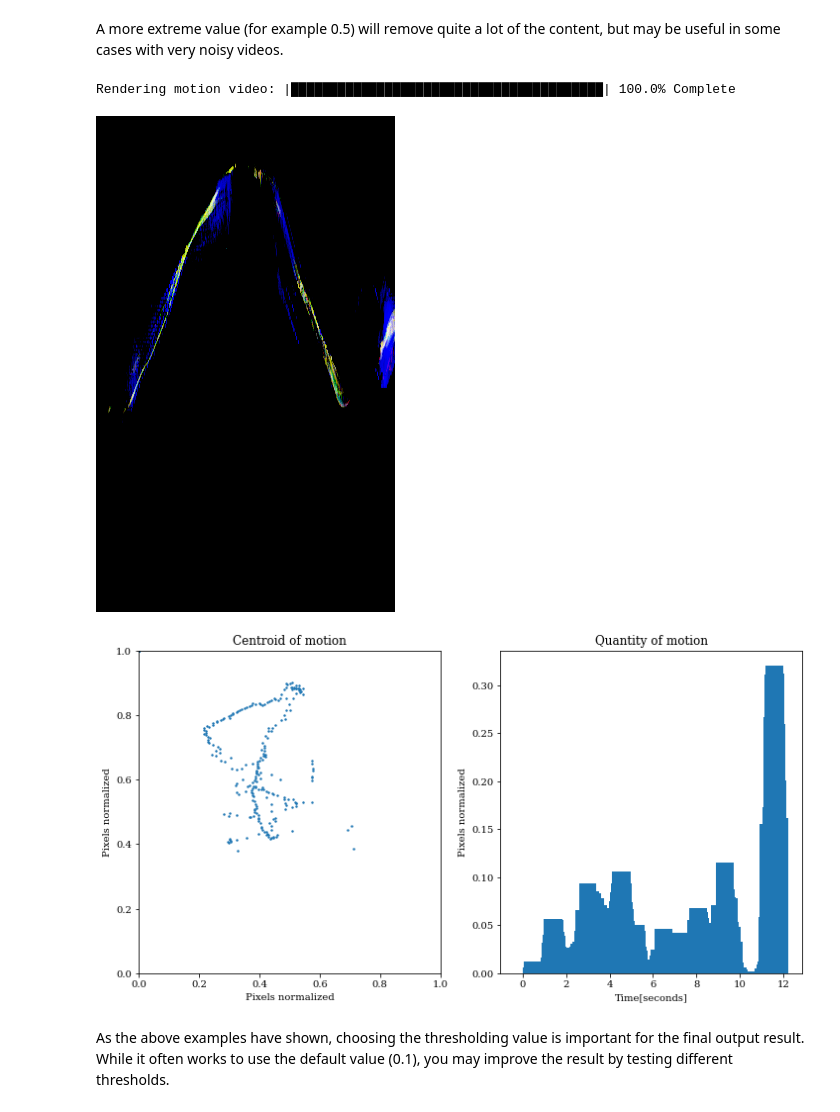
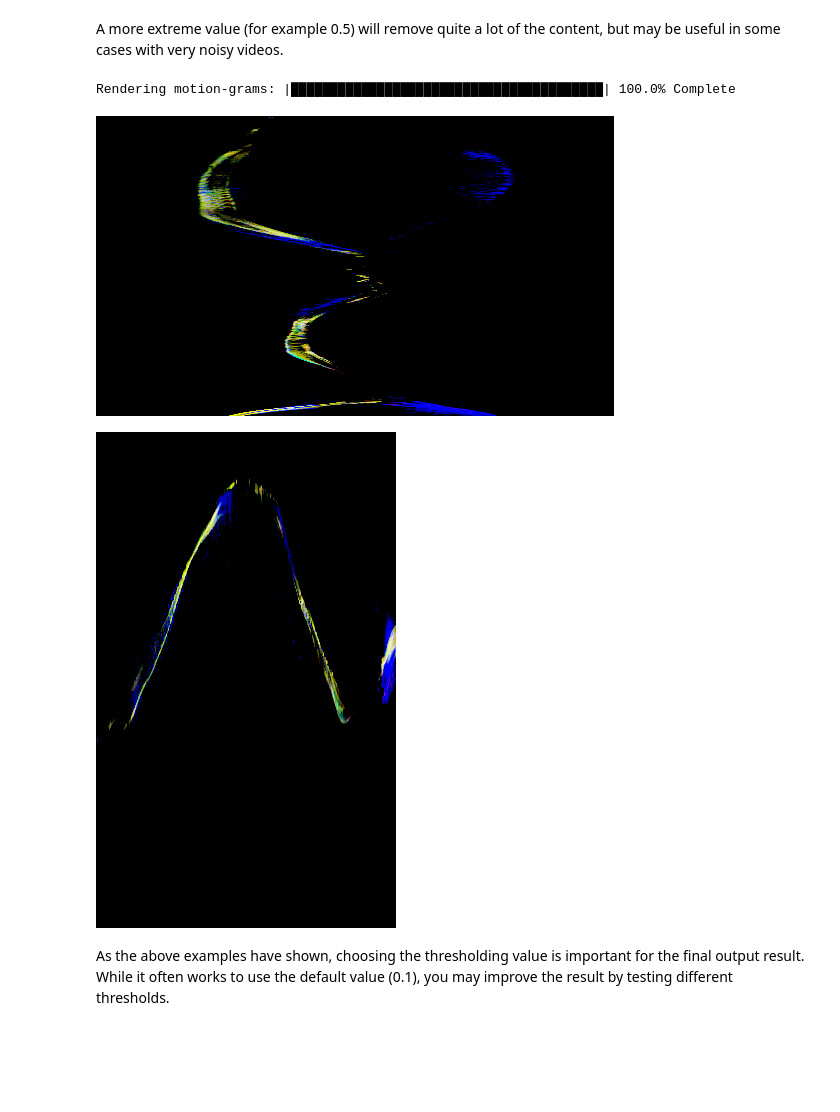
Before and after one commit to fourMs/MGT-python, a Jupyter notebook: musicalgestures/examples/Filtering.ipynb, the cells around one changed output. Saved outputs shown, nothing was run; the diff lists cells and outputs as text; code cells hidden in the pictures; blank space fills up the shorter version.

```diff
--- a/musicalgestures/examples/Filtering.ipynb
+++ b/musicalgestures/examples/Filtering.ipynb
@@ -47,12 +38,10 @@ Rendering motion video: |██████████████████
 # %% [markdown]
 A more extreme value (for example 0.5) will remove quite a lot of the content, but may be useful in some cases with very noisy videos.
-# %%
-mg.motion(thresh=0.5)
-x = Image('dance_trim_cb_mgy.png')
-x
-# %% [output]
-Rendering motion video: |████████████████████████████████████████| 100.0% Complete
-[figure, removed]
-[figure, removed]
+# %%
+mg.motiongrams(thresh=0.5).show(mode='notebook')
+# %% [output]
+Rendering motion-grams: |████████████████████████████████████████| 100.0% Complete
+[figure, added]
+[figure, added]
 # %% [markdown]
 As the above examples have shown, choosing the thresholding value is important for the final output result. While it often works to use the default value (0.1), you may improve the result by testing different thresholds.
```
Also changed, not shown: parts of 9 cells of this notebook.
